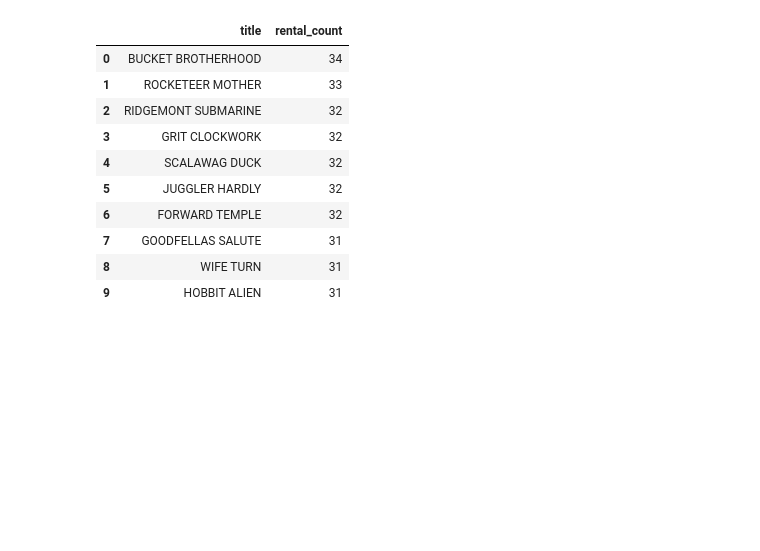
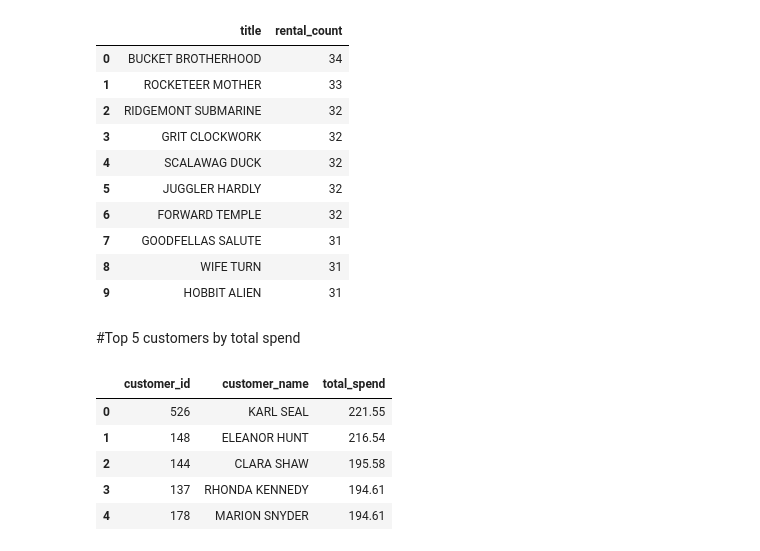
Before and after one commit to densen1995/sql_lab1_de25, a Jupyter notebook: eda.ipynb, the cells around one changed output. Cells and saved outputs as stored; diff of their text form; code cells hidden in the pictures; blank space fills up the shorter version.

```diff
--- a/eda.ipynb
+++ b/eda.ipynb
@@ -316,3 +317,27 @@ top_rented_movies.head(10) #limit to top 10
 | 7 | GOODFELLAS SALUTE | 31 |
 | 8 | WIFE TURN | 31 |
 | 9 | HOBBIT ALIEN | 31 |
+# %% [markdown]
+#Top 5 customers by total spend
+# %%
+#join customer and payment tables to achieve this ,picking out specified rows
+top_customers= duckdb.sql("""
+SELECT
+    cu.customer_id,
+    cu.first_name || ' ' || cu.last_name AS customer_name,
+    SUM(p.amount) AS total_spend
+
+FROM customer cu
+JOIN payment p ON cu.customer_id = p.customer_id
+GROUP BY cu.customer_id, customer_name
+ORDER BY total_spend DESC;
+""").df()
+
+top_customers.head(5) #limit to top 5
+# %% [output]
+|  | customer_id | customer_name | total_spend |
+| 0 | 526 | KARL SEAL | 221.55 |
+| 1 | 148 | ELEANOR HUNT | 216.54 |
+| 2 | 144 | CLARA SHAW | 195.58 |
+| 3 | 137 | RHONDA KENNEDY | 194.61 |
+| 4 | 178 | MARION SNYDER | 194.61 |
```
Also changed, not shown: parts of 3 cells of this notebook.
